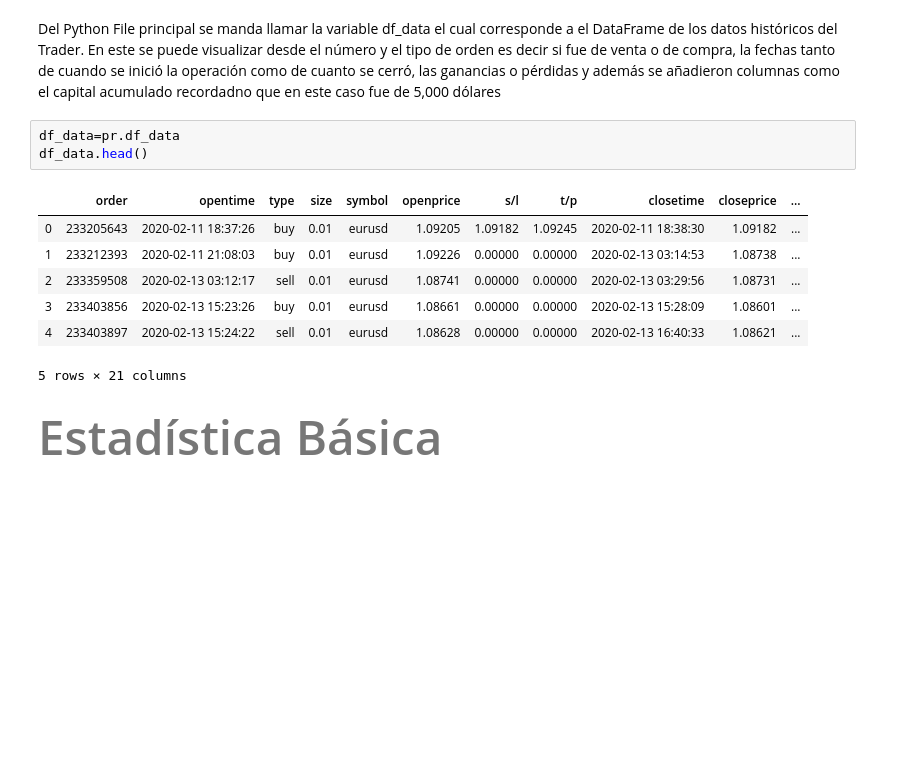
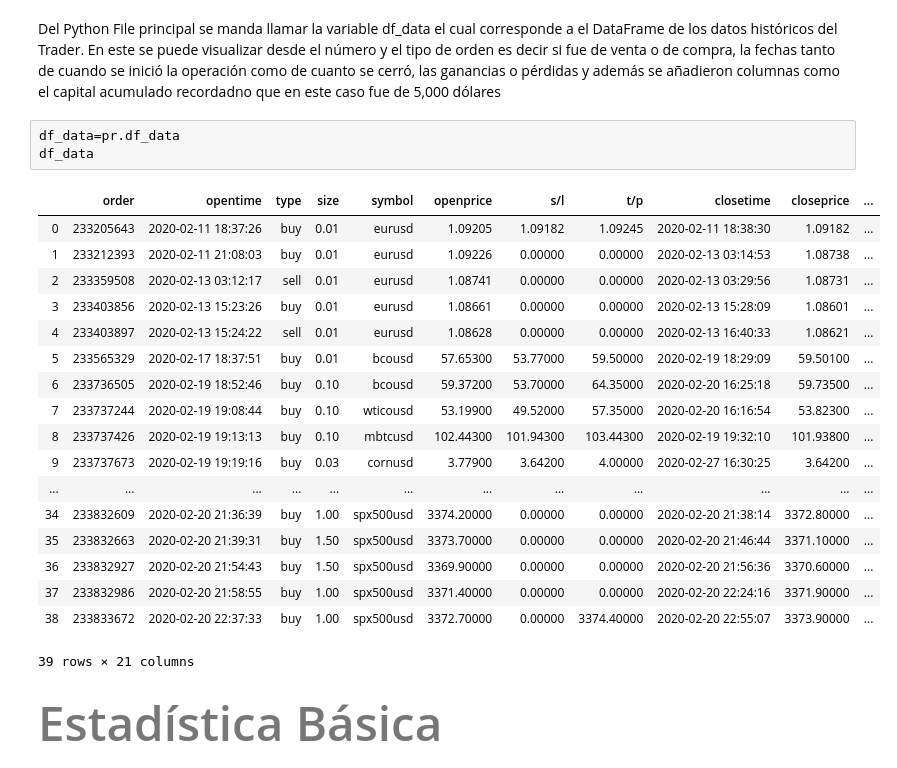
Before and after one commit to FranciscoRodRam/LAB_2_FRRR, a Jupyter notebook: LAB_2_FRRR.ipynb, the cells around one changed output. Cells and saved outputs as stored; diff of their text form; blank space fills up the shorter version.

```diff
--- a/LAB_2_FRRR.ipynb
+++ b/LAB_2_FRRR.ipynb
@@ -48,15 +50,26 @@ import plotly.express as px
 Del Python File principal se manda llamar la variable df_data el cual corresponde a el DataFrame de los datos históricos del Trader. En este se puede visualizar desde el número y el tipo de orden es decir si fue de venta o de compra, la fechas tanto de cuando se inició la operación como de cuanto se cerró, las ganancias o pérdidas y además se añadieron columnas como el capital acumulado recordadno que en este caso fue de 5,000 dólares </p>
 # %%
 df_data=pr.df_data
-df_data.head()
+df_data
 # %% [output]
 |  | order | opentime | type | size | symbol | openprice | s/l | t/p | closetime | closeprice | ... |
 | 0 | 233205643 | 2020-02-11 18:37:26 | buy | 0.01 | eurusd | 1.09205 | 1.09182 | 1.09245 | 2020-02-11 18:38:30 | 1.09182 | ... |
 | 1 | 233212393 | 2020-02-11 21:08:03 | buy | 0.01 | eurusd | 1.09226 | 0.00000 | 0.00000 | 2020-02-13 03:14:53 | 1.08738 | ... |
 | 2 | 233359508 | 2020-02-13 03:12:17 | sell | 0.01 | eurusd | 1.08741 | 0.00000 | 0.00000 | 2020-02-13 03:29:56 | 1.08731 | ... |
 | 3 | 233403856 | 2020-02-13 15:23:26 | buy | 0.01 | eurusd | 1.08661 | 0.00000 | 0.00000 | 2020-02-13 15:28:09 | 1.08601 | ... |
 | 4 | 233403897 | 2020-02-13 15:24:22 | sell | 0.01 | eurusd | 1.08628 | 0.00000 | 0.00000 | 2020-02-13 16:40:33 | 1.08621 | ... |
+| 5 | 233565329 | 2020-02-17 18:37:51 | buy | 0.01 | bcousd | 57.65300 | 53.77000 | 59.50000 | 2020-02-19 18:29:09 | 59.50100 | ... |
+| 6 | 233736505 | 2020-02-19 18:52:46 | buy | 0.10 | bcousd | 59.37200 | 53.70000 | 64.35000 | 2020-02-20 16:25:18 | 59.73500 | ... |
+| 7 | 233737244 | 2020-02-19 19:08:44 | buy | 0.10 | wticousd | 53.19900 | 49.52000 | 57.35000 | 2020-02-20 16:16:54 | 53.82300 | ... |
+| 8 | 233737426 | 2020-02-19 19:13:13 | buy | 0.10 | mbtcusd | 102.44300 | 101.94300 | 103.44300 | 2020-02-19 19:32:10 | 101.93800 | ... |
+| 9 | 233737673 | 2020-02-19 19:19:16 | buy | 0.03 | cornusd | 3.77900 | 3.64200 | 4.00000 | 2020-02-27 16:30:25 | 3.64200 | ... |
+| ... | ... | ... | ... | ... | ... | ... | ... | ... | ... | ... | ... |
+| 34 | 233832609 | 2020-02-20 21:36:39 | buy | 1.00 | spx500usd | 3374.20000 | 0.00000 | 0.00000 | 2020-02-20 21:38:14 | 3372.80000 | ... |
+| 35 | 233832663 | 2020-02-20 21:39:31 | buy | 1.50 | spx500usd | 3373.70000 | 0.00000 | 0.00000 | 2020-02-20 21:46:44 | 3371.10000 | ... |
+| 36 | 233832927 | 2020-02-20 21:54:43 | buy | 1.50 | spx500usd | 3369.90000 | 0.00000 | 0.00000 | 2020-02-20 21:56:36 | 3370.60000 | ... |
+| 37 | 233832986 | 2020-02-20 21:58:55 | buy | 1.00 | spx500usd | 3371.40000 | 0.00000 | 0.00000 | 2020-02-20 22:24:16 | 3371.90000 | ... |
+| 38 | 233833672 | 2020-02-20 22:37:33 | buy | 1.00 | spx500usd | 3372.70000 | 0.00000 | 3374.40000 | 2020-02-20 22:55:07 | 3373.90000 | ... |
-5 rows × 21 columns
+39 rows × 21 columns
 # %% [markdown]
 ###### <span style="font-family:Papyrus; font-size:4em;"> Estadística Básica
 # %% [markdown]
```
Also changed, not shown: parts of 2 cells of this notebook.
